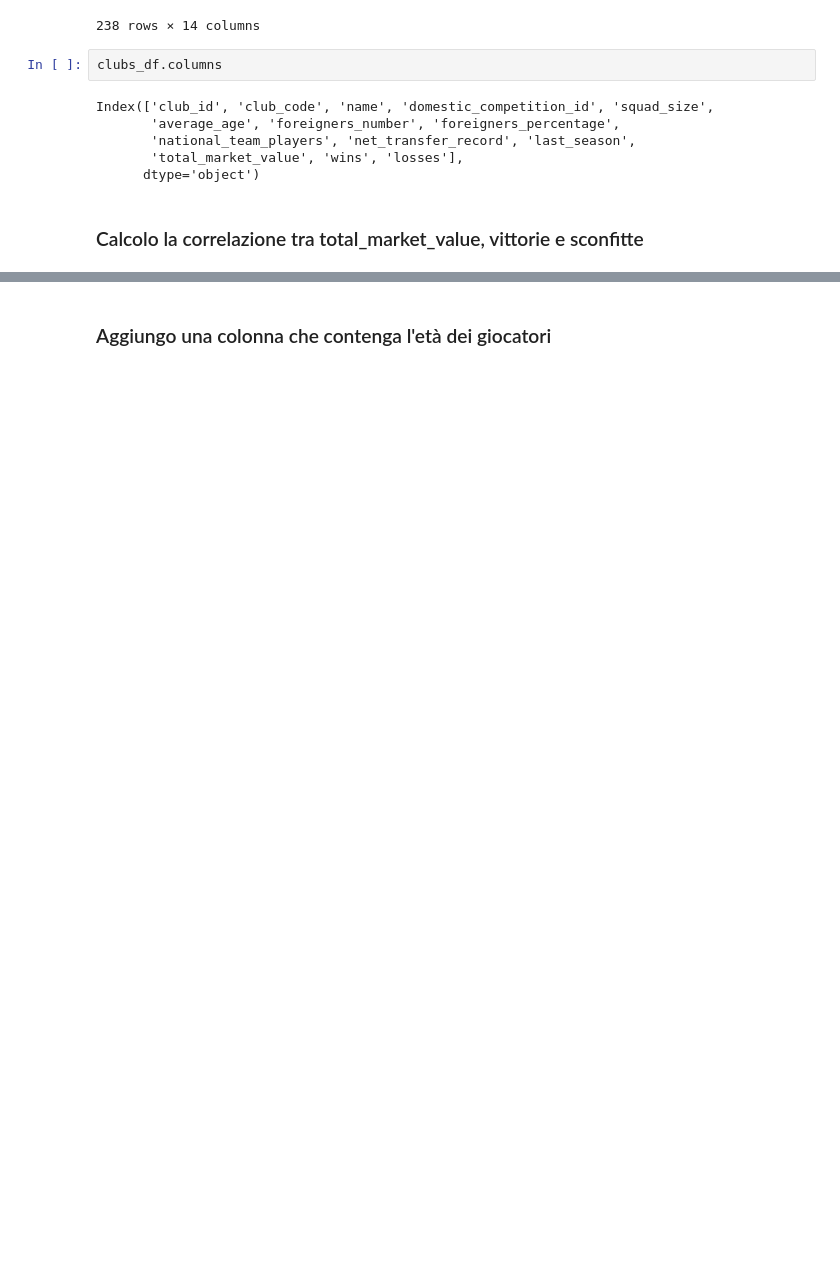
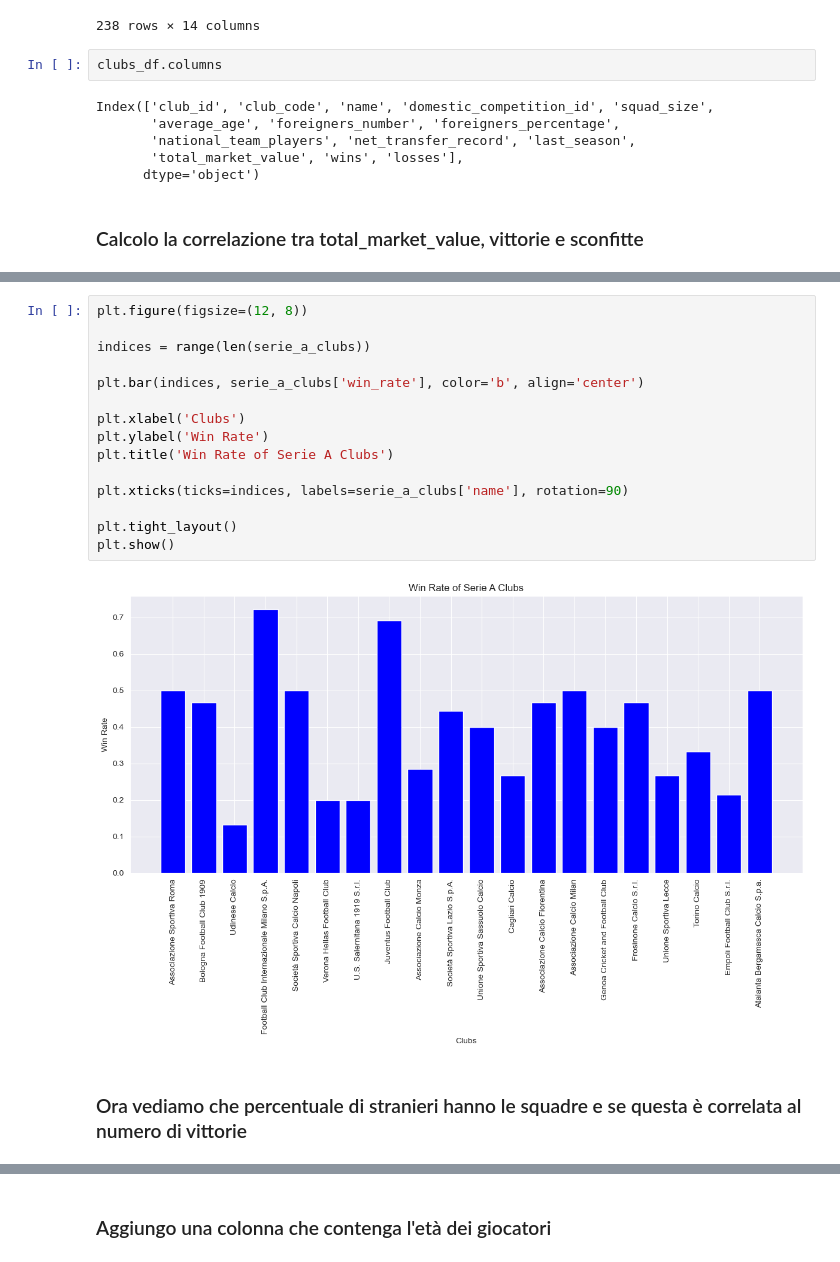
Before and after one commit to IUM-TWEB/Footbrawl, a Jupyter notebook: DataAnalytics/Clubs.ipynb, the cells around one changed output, grey strips where cells are left out. Cells and saved outputs as stored; diff of their text form; blank space fills up the shorter version.

```diff
--- a/DataAnalytics/Clubs.ipynb
+++ b/DataAnalytics/Clubs.ipynb
@@ -371,0 +546,19 @@ plt.show()
+# %%
+plt.figure(figsize=(12, 8))
+
+indices = range(len(serie_a_clubs))
+
+plt.bar(indices, serie_a_clubs['win_rate'], color='b', align='center')
+
+plt.xlabel('Clubs')
+plt.ylabel('Win Rate')
+plt.title('Win Rate of Serie A Clubs')
+
+plt.xticks(ticks=indices, labels=serie_a_clubs['name'], rotation=90)
+
+plt.tight_layout()
+plt.show()
+# %% [output]
+[figure, added]
+# %% [markdown]
+### Ora vediamo che percentuale di stranieri hanno le squadre e se questa è correlata al numero di vittorie
```
Also changed, not shown: parts of 36 cells of this notebook.
